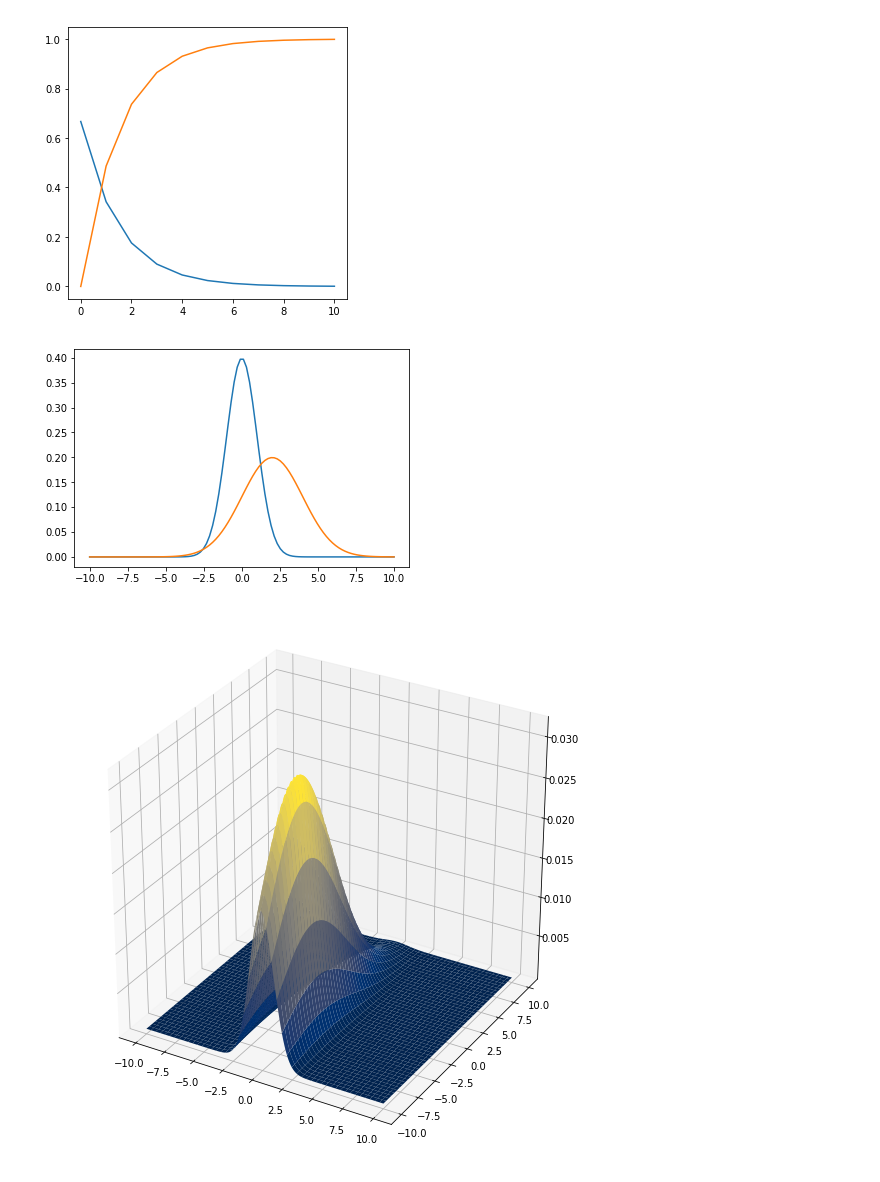
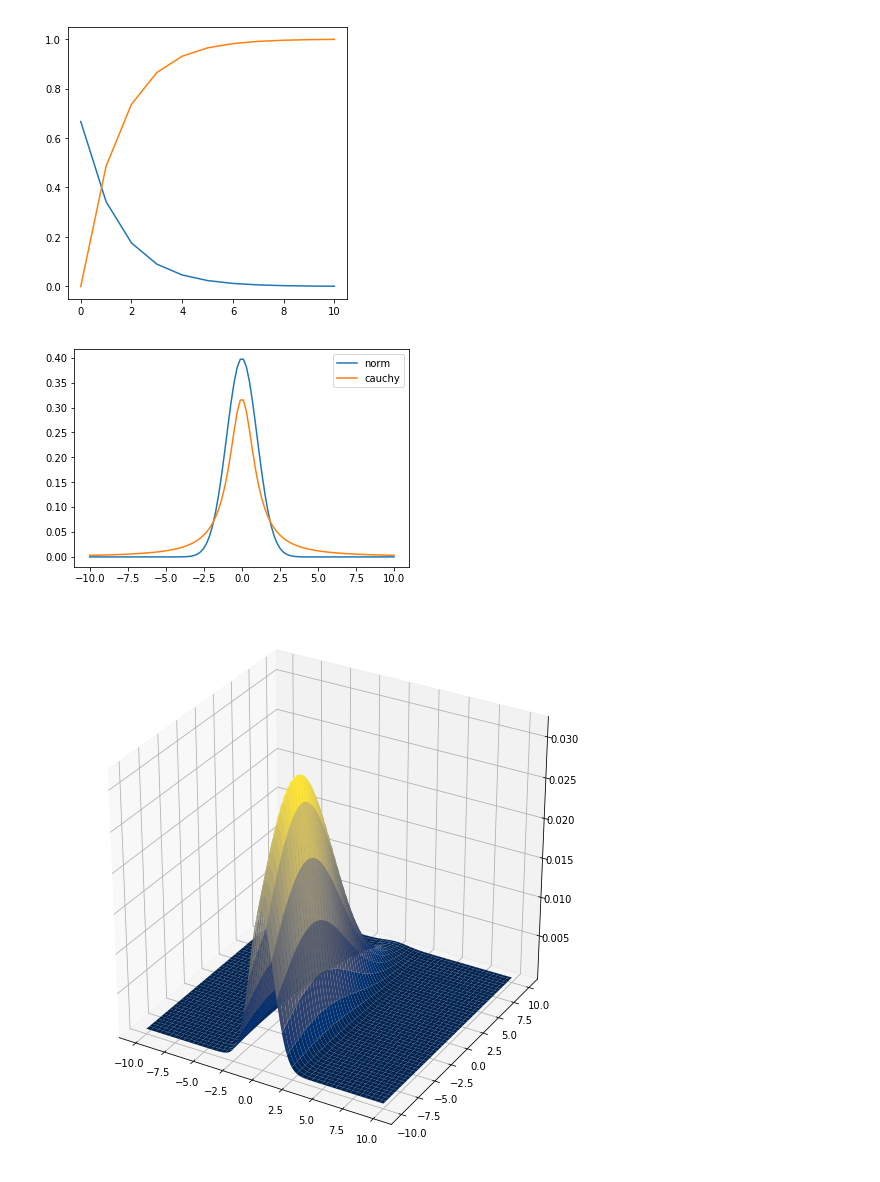
Before and after one commit to lynn0503/Notes-backup, a Jupyter notebook: Probability and Statistics.ipynb, the cells around one changed output. Drawn from its saved outputs; the diff is of its cells as text; code cells hidden in the pictures.

```diff
--- a/Probability and Statistics.ipynb
+++ b/Probability and Statistics.ipynb
@@ -217,15 +218,17 @@ plt.show()
 # %% [output]
 [figure]
 # %%
-# 正态分布
+# 正态分布和柯西分布
 x=np.linspace(-10,10,100)
 norm_distribution=N(loc=0,scale=1)
-norm_distribution2=N(loc=2,scale=2)
-plt.plot(x,norm_distribution.pdf(x))
-plt.plot(x,norm_distribution2.pdf(x))
+plt.plot(x,norm_distribution.pdf(x),label="norm")
+cauchy_distribution=C()
+plt.plot(x,cauchy_distribution.pdf(x),label="cauchy")
+plt.legend()
 plt.show()
+# 柯西分布没有均值和方差
 # %% [output]
-[figure, old version]
+[figure, new version]
 # %%
 # 二维正态分布
 from matplotlib.mlab import *
```
Also changed, not shown: parts of 5 cells of this notebook.
